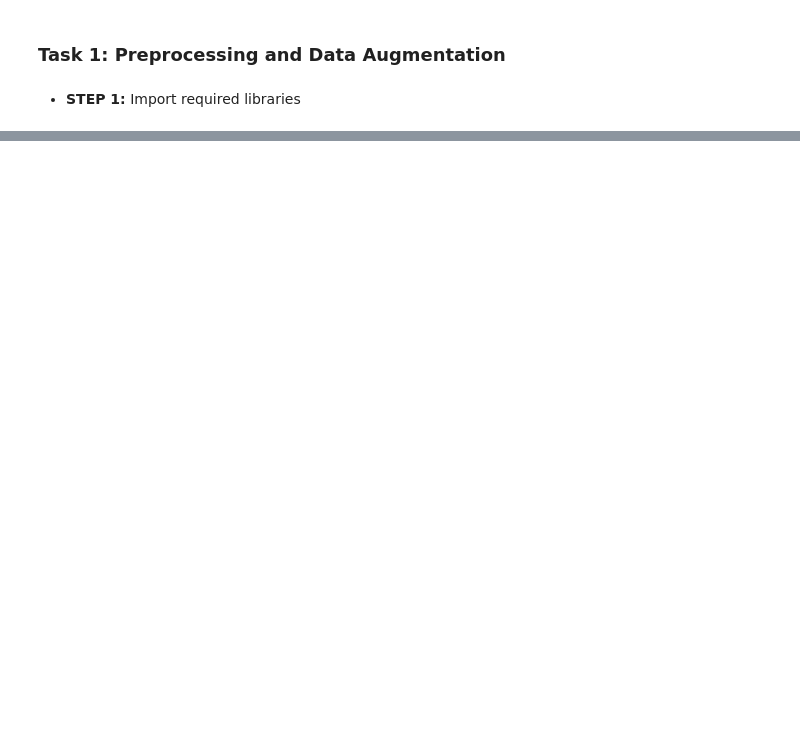
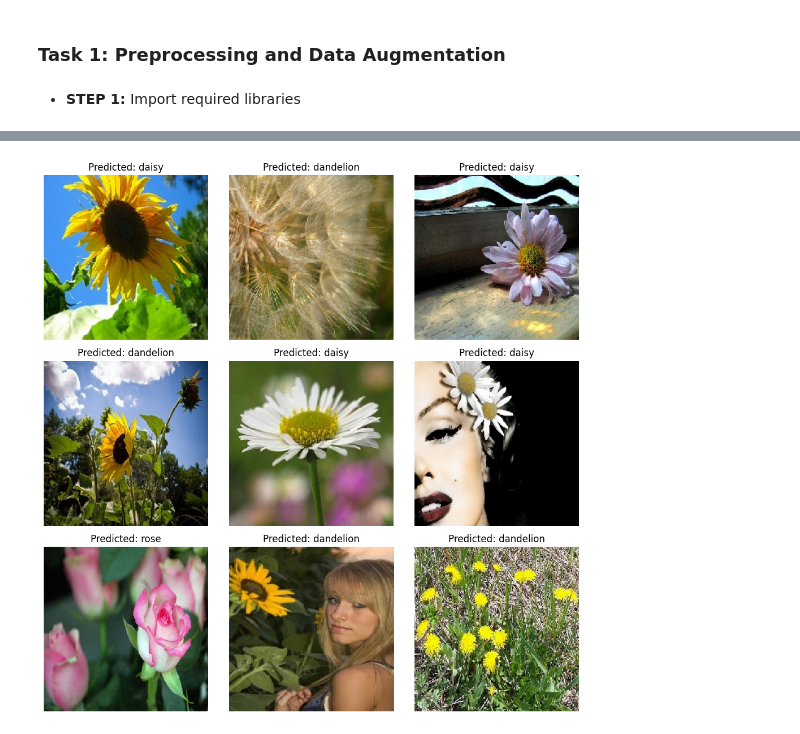
Before and after one commit to Rahafzsh/ComputerVisionTasks, a Jupyter notebook: Lab1/CVLab1.ipynb, the cells around one changed output, grey strips where cells are left out. Drawn from its saved outputs; the diff is of its cells as text; code cells hidden in the pictures; blank space fills up the shorter version.

```diff
--- a/Lab1/CVLab1.ipynb
+++ b/Lab1/CVLab1.ipynb
@@ -146,0 +197,19 @@ model.evaluate(test_dataset)
+# %%
+# Predict class names for test data
+test_predictions = model.predict(X_test)
+class_names = os.listdir(train_folder)
+class_to_index = {class_name: i for i, class_name in enumerate(class_names)}
+index_to_class = {i: class_name for i, class_name in enumerate(class_names)}
+test_predictions_classes = np.argmax(test_predictions, axis=1)
+test_predictions_class_names = [index_to_class[idx] for idx in test_predictions_classes]
+
+# Plot some images with predicted classes
+plt.figure(figsize=(10, 10))
+for i in range(9):
+    plt.subplot(3, 3, i + 1)
+    plt.imshow(X_test[i])
+    plt.title("Predicted: {}".format(test_predictions_class_names[i]))
+    plt.axis('off')
+plt.tight_layout()
+plt.show()
+# %% [output]
@@ -146,0 +217 @@ model.evaluate(test_dataset)
+[figure, added]
```
Also changed, not shown: parts of 41 cells of this notebook.
